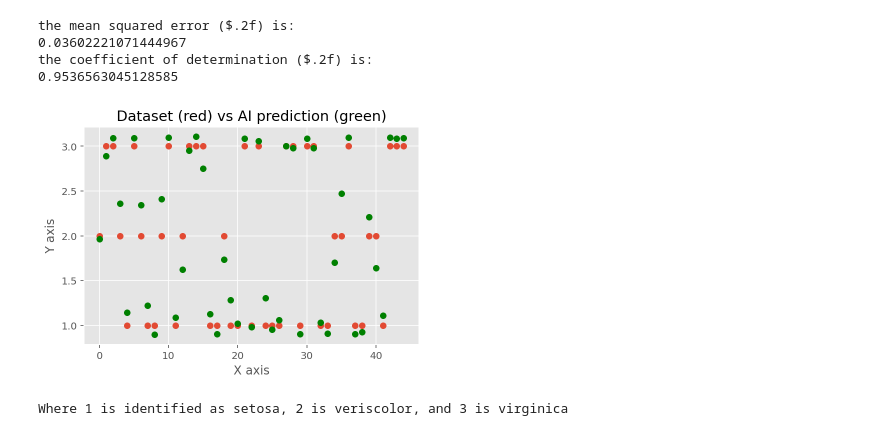
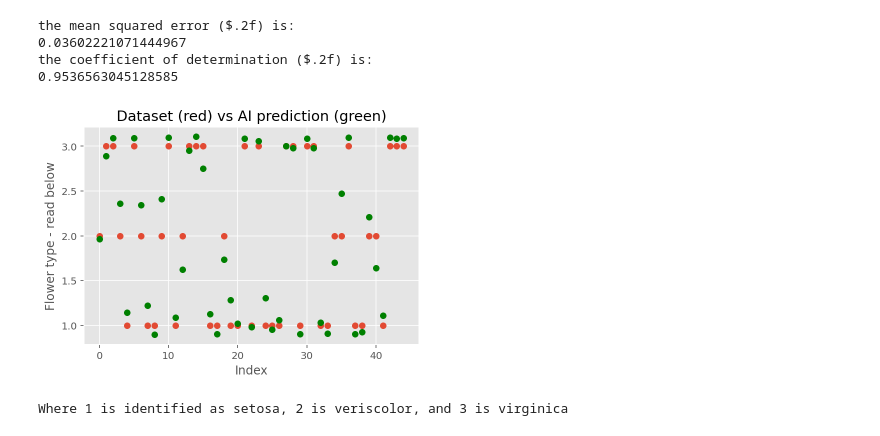
Before and after one commit to simonLeary42/introToAI2, a Jupyter notebook: helper_code_final_project/simon.ipynb, the cells around one changed output. Cells and saved outputs as stored; diff of their text form; code cells hidden in the pictures.

Commit message:
Made graph look nicer

```diff
--- a/helper_code_final_project/simon.ipynb
+++ b/helper_code_final_project/simon.ipynb
@@ -78,18 +78,18 @@ xAxis = np.arange(45)
 # %%
 #plotting the prediction vs the real data
 from matplotlib import pyplot as plt
 from matplotlib import style
 style.use('ggplot')
 
 plt.scatter(xAxis, y_test)
 plt.scatter(xAxis, prediction, color='g')
 
 plt.title('Dataset (red) vs AI prediction (green)')
-plt.ylabel('Y axis')
-plt.xlabel('X axis')
+plt.ylabel('Flower type - read below')
+plt.xlabel('Index')
 
 plt.show()
 print('Where 1 is identified as setosa, 2 is veriscolor, and 3 is virginica')
 # %% [output]
-[figure, old version]
+[figure, new version]
 Where 1 is identified as setosa, 2 is veriscolor, and 3 is virginica
```
